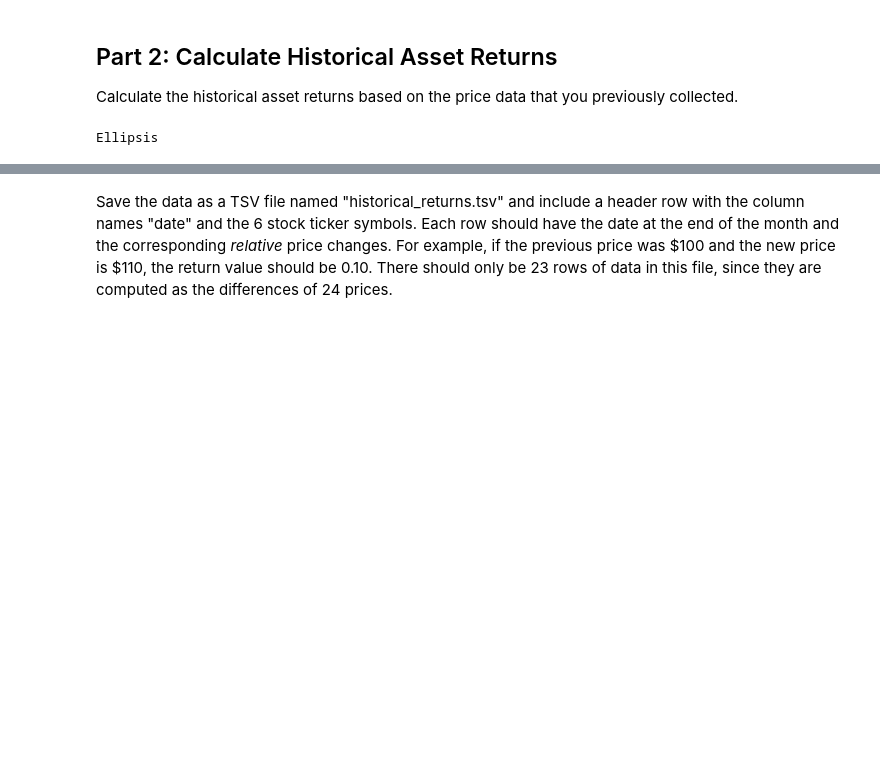
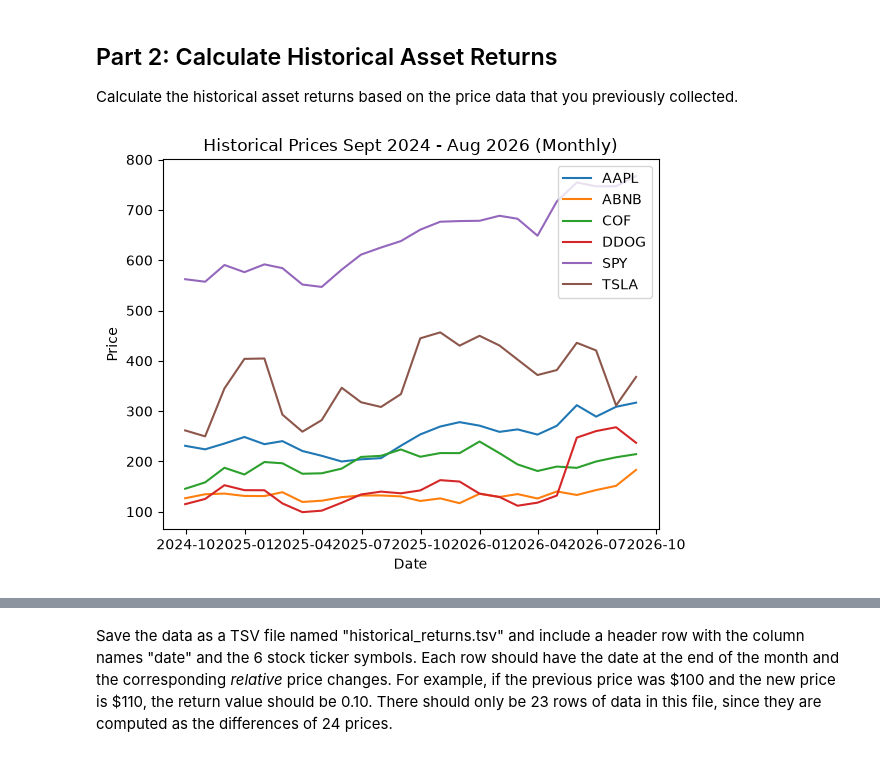
Before and after one commit to calebhadley1/AI_in_the_Field_Coursework, a Jupyter notebook: Week 1/dx704-project-01.ipynb, the cells around one changed output, grey strips where cells are left out. Drawn from its saved outputs; the diff is of its cells as text; code cells hidden in the pictures; blank space fills up the shorter version.

Commit message:
historical returns

```diff
--- a/Week 1/dx704-project-01.ipynb
+++ b/Week 1/dx704-project-01.ipynb
@@ -146,9 +146,14 @@ Submit "historical_prices.tsv" in Gradescope.
 ## Part 2: Calculate Historical Asset Returns
 
 Calculate the historical asset returns based on the price data that you previously collected.
-# %%
-# YOUR CHANGES HERE
-
-...
-# %% [output]
-Ellipsis
+# %%
+import matplotlib.pyplot as plt
+
+plt.plot(monthly_prices)
+plt.legend(monthly_prices.columns)
+plt.title("Historical Prices Sept 2024 - Aug 2026 (Monthly)")
+plt.xlabel("Date")
+plt.ylabel("Price")
+None
+# %% [output]
+[figure, added]
```
Also changed, not shown: parts of 4 cells of this notebook, 2 other files.
